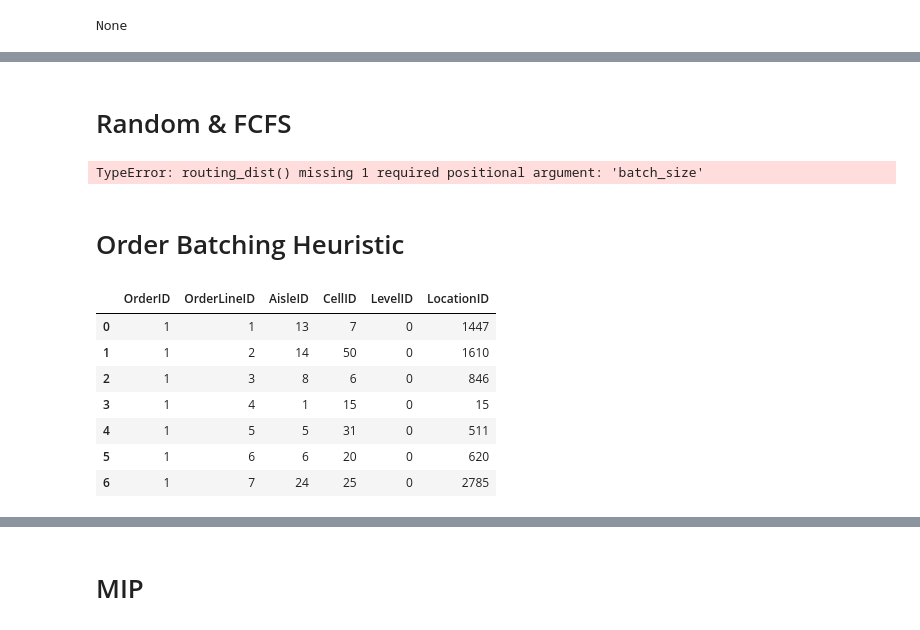
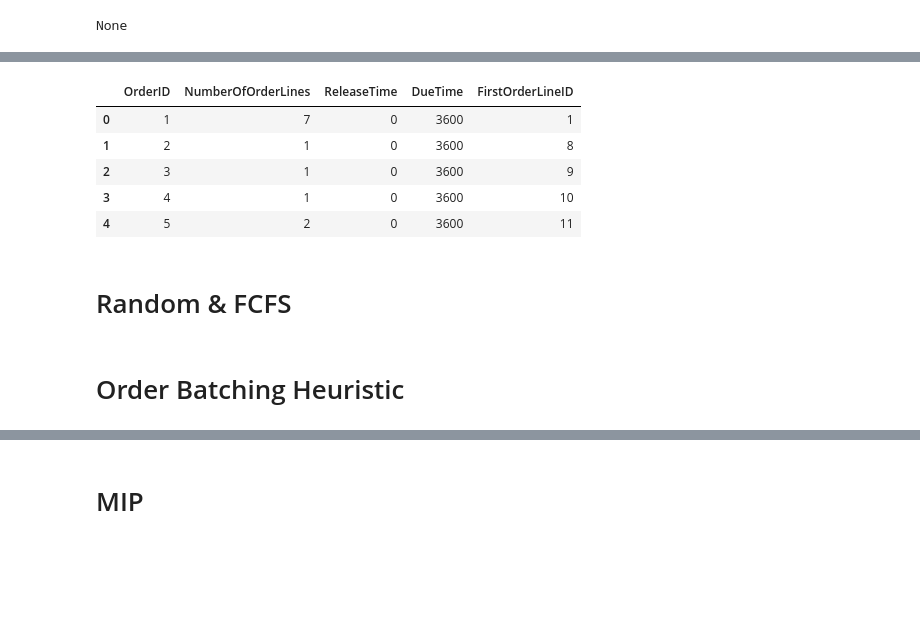
Before and after one commit to GritGlass/ML-DL, a Jupyter notebook: Python/Paper/order_batching_optimization/data_preprocessing.ipynb, the cells around one changed output, grey strips where cells are left out. Saved outputs shown, nothing was run; the diff lists cells and outputs as text; code cells hidden in the pictures; blank space fills up the shorter version.

```diff
--- a/Python/Paper/order_batching_optimization/data_preprocessing.ipynb
+++ b/Python/Paper/order_batching_optimization/data_preprocessing.ipynb
@@ -88,3 +97,12 @@ None
+# %%
+orderlist.head()
+# %% [output]
+|  | OrderID | NumberOfOrderLines | ReleaseTime | DueTime | FirstOrderLineID |
+| 0 | 1 | 7 | 0 | 3600 | 1 |
+| 1 | 2 | 1 | 0 | 3600 | 8 |
+| 2 | 3 | 1 | 0 | 3600 | 9 |
+| 3 | 4 | 1 | 0 | 3600 | 10 |
+| 4 | 5 | 2 | 0 | 3600 | 11 |
 # %%
 def random_batch(orderlist,orderlinelist,batch_size):
     orderlist_ix=orderlist.index
@@ -138,19 +156,6 @@ batch_size=25
 
 #random_batch, FCFS
 orderlinelist=random_batch(orderlist,orderlinelist,batch_size)
-total_dist=routing_dist(orderlist,orderlinelist,batch_size)
+total_dist=routing_dist(orderlinelist,batch_size)
-# %% [output]
-TypeError: routing_dist() missing 1 required positional argument: 'batch_size'
 # %% [markdown]
 # Order Batching Heuristic
-# %%
-orderlinelist[orderlinelist['OrderID']==1]
-# %% [output]
-|  | OrderID | OrderLineID | AisleID | CellID | LevelID | LocationID |
-| 0 | 1 | 1 | 13 | 7 | 0 | 1447 |
-| 1 | 1 | 2 | 14 | 50 | 0 | 1610 |
-| 2 | 1 | 3 | 8 | 6 | 0 | 846 |
-| 3 | 1 | 4 | 1 | 15 | 0 | 15 |
-| 4 | 1 | 5 | 5 | 31 | 0 | 511 |
-| 5 | 1 | 6 | 6 | 20 | 0 | 620 |
-| 6 | 1 | 7 | 24 | 25 | 0 | 2785 |
```
Also changed, not shown: parts of 7 cells of this notebook.
